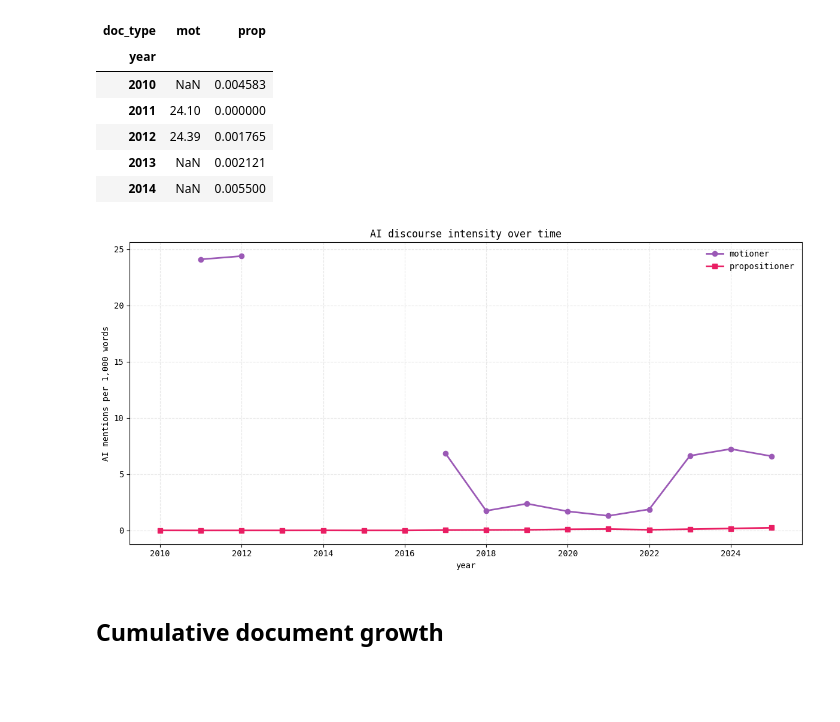
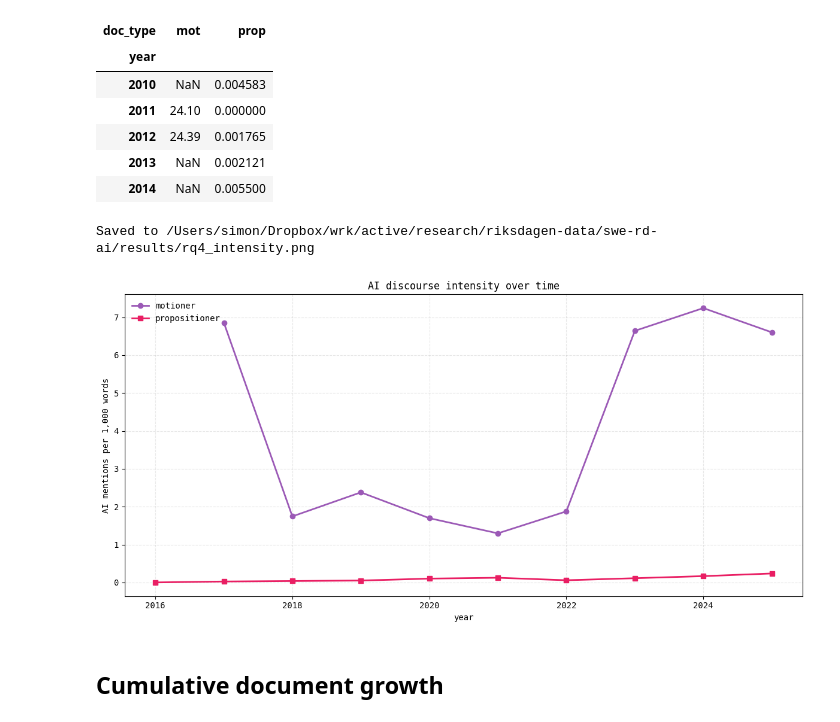
Before and after one commit to simonlindgren/swe-rd-ai, a Jupyter notebook: rq4_temporal_executed.ipynb, the cells around one changed output. Saved outputs shown, nothing was run; the diff lists cells and outputs as text; code cells hidden in the pictures; blank space fills up the shorter version.

```diff
--- a/rq4_temporal_executed.ipynb
+++ b/rq4_temporal_executed.ipynb
@@ -270,24 +270,33 @@ intensity_by_year.head()
 | 2013 | NaN | 0.002121 |
 | 2014 | NaN | 0.005500 |
 # %%
-# visualise intensity trends
+# visualise intensity trends (from 2016 onwards)
+intensity_recent = intensity_by_year[intensity_by_year.index >= 2016]
+
 fig, ax = plt.subplots(figsize=(12, 6))
 
-ax.plot(intensity_by_year.index, intensity_by_year['mot'],
+ax.plot(intensity_recent.index, intensity_recent['mot'],
         marker='o', linewidth=2, label='motioner', color='#9b59b6')
-ax.plot(intensity_by_year.index, intensity_by_year['prop'],
+ax.plot(intensity_recent.index, intensity_recent['prop'],
         marker='s', linewidth=2, label='propositioner', color='#e91e63')
 
 ax.set_xlabel('year')
 ax.set_ylabel('AI mentions per 1,000 words')
 ax.set_title('AI discourse intensity over time')
 ax.legend(frameon=False)
 ax.grid(True, alpha=0.3, linestyle='--')
 
 plt.tight_layout()
+
+# save to results
+results_dir = Path('/Users/simon/Dropbox/wrk/active/research/riksdagen-data/swe-rd-ai/results')
+fig.savefig(results_dir / 'rq4_intensity.png', dpi=150, bbox_inches='tight', facecolor='white')
+print(f"Saved to {results_dir / 'rq4_intensity.png'}")
+
 plt.show()
 # %% [output]
+Saved to /Users/simon/Dropbox/wrk/active/research/riksdagen-data/swe-rd-ai/results/rq4_intensity.png
-[figure, old version]
+[figure, new version]
 # %% [markdown]
 ## Cumulative document growth
 # %%
```
Also changed, not shown: 6 other files.
